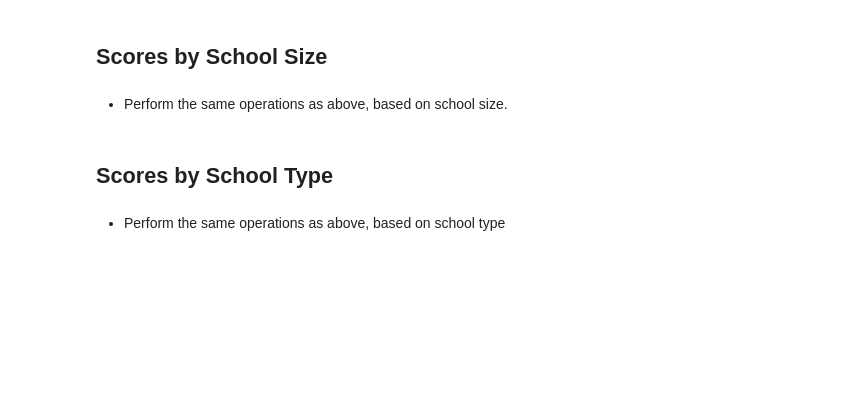
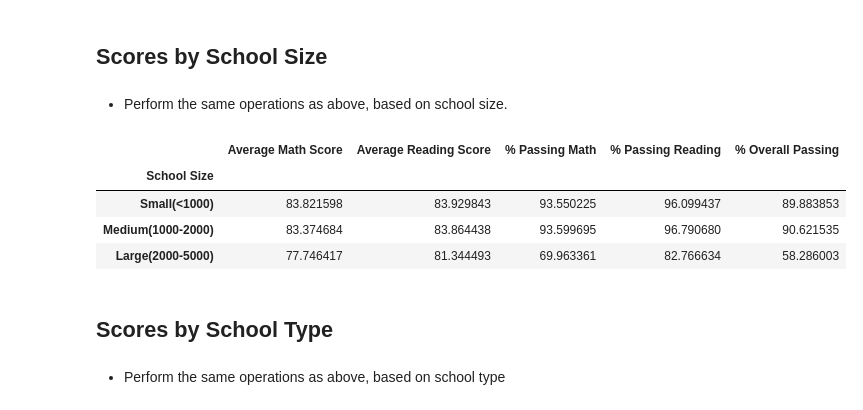
Before and after one commit to ande3674/pandas-challenge, a Jupyter notebook: PyCitySchools_starter-Copy1.ipynb, the cells around one changed output. Drawn from its saved outputs; the diff is of its cells as text; code cells hidden in the pictures; blank space fills up the shorter version.

```diff
--- a/PyCitySchools_starter-Copy1.ipynb
+++ b/PyCitySchools_starter-Copy1.ipynb
@@ -368,6 +368,34 @@ scores_by_spending_df.groupby('Spending Ranges (Per Student)').mean()
 ## Scores by School Size
 # %% [markdown]
 * Perform the same operations as above, based on school size.
+# %%
+# Copy the dataframe so we aren't updating a dataframe from an above section
+school_summary_sorted3_df = school_summary_df.copy()
+# Grab the columns we need
+scores_by_school_size_df = school_summary_sorted3_df[['Total Students', 'Average Math Score', 'Average Reading Score', '% Passing Math', '% Passing Reading', '% Overall Passing']]
+# Make sure all columns are floats
+scores_by_school_size_df = scores_by_school_size_df.astype('float64')
+
+scores_by_school_size_df["Total Students"].max() #4976
+scores_by_school_size_df["Total Students"].min() #427
+
+
+# Set bins and labels and cut
+bins1 = [0,1000,2000,5000]
+labels1 = [ 'Small(<1000)', 'Medium(1000-2000)', 'Large(2000-5000)']
+scores_by_school_size_df["School Size"] = pd.cut(scores_by_school_size_df["Total Students"], bins1, labels=labels1)
+scores_by_school_size_df
+
+scores_by_school_size_df = scores_by_school_size_df.reset_index()
+scores_by_school_size_df = scores_by_school_size_df.set_index(["School Size"])
+scores_by_school_size_df = scores_by_school_size_df.drop(columns=["School Name", "Total Students"])
+scores_by_school_size_df.groupby('School Size').mean()
+# %% [output]
+|  | Average Math Score | Average Reading Score | % Passing Math | % Passing Reading | % Overall Passing |
+| School Size |  |  |  |  |  |
+| Small(<1000) | 83.821598 | 83.929843 | 93.550225 | 96.099437 | 89.883853 |
+| Medium(1000-2000) | 83.374684 | 83.864438 | 93.599695 | 96.790680 | 90.621535 |
+| Large(2000-5000) | 77.746417 | 81.344493 | 69.963361 | 82.766634 | 58.286003 |
 # %% [markdown]
 ## Scores by School Type
 # %% [markdown]
```
